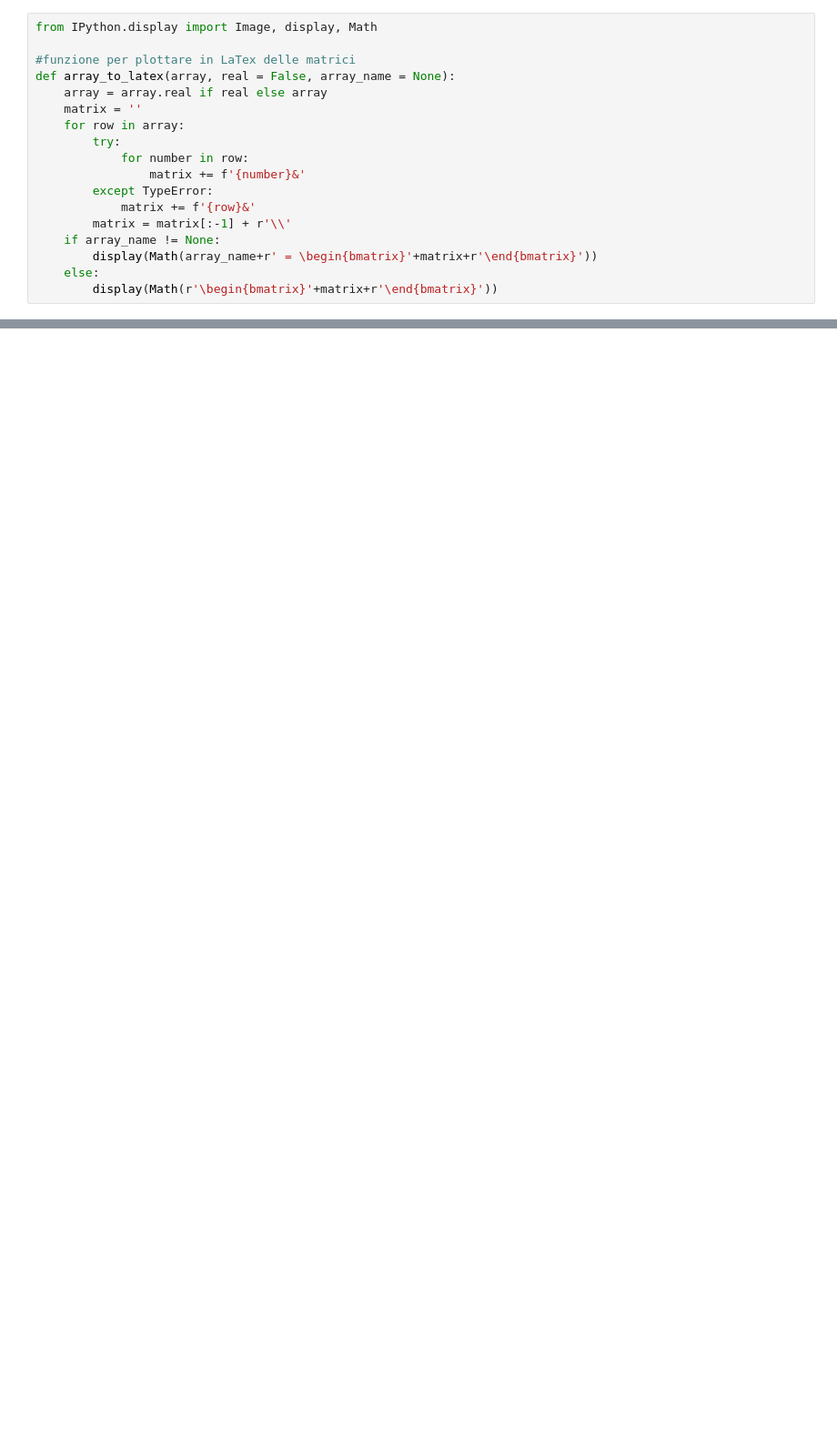
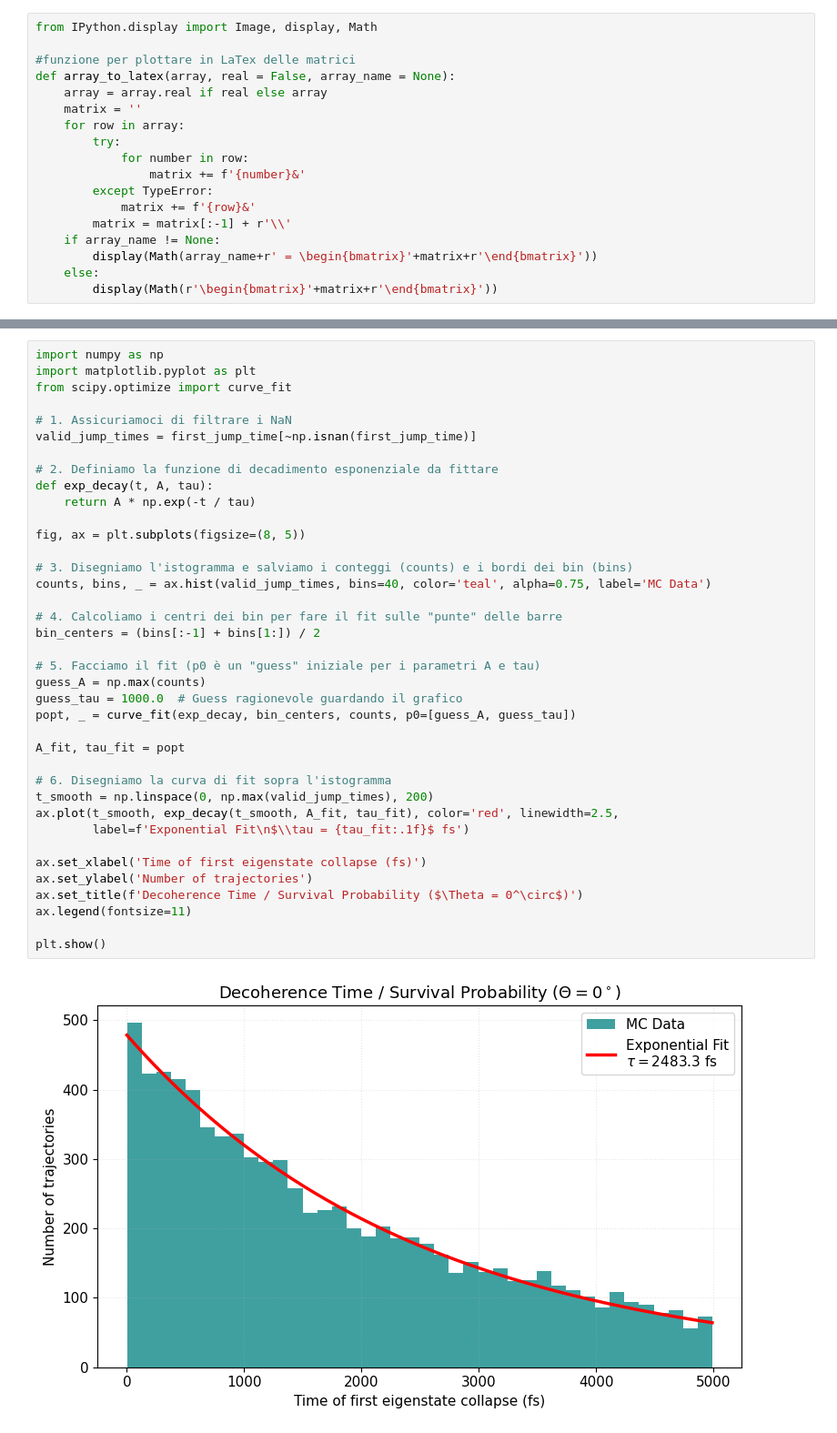
Before and after one commit to francescociavarella/Collisional-Methods, a Jupyter notebook: FMO/Codes/H_exc.ipynb, the cells around one changed output, grey strips where cells are left out. Shown at 91% size. Cells and saved outputs as stored; diff of their text form; blank space fills up the shorter version.

```diff
--- a/FMO/Codes/H_exc.ipynb
+++ b/FMO/Codes/H_exc.ipynb
@@ -618,0 +190,40 @@ def average_trajectories(psi0_exc, U_H, kraus_list, n_steps, n_traj, theta=0.0,
+# %%
+import numpy as np
+import matplotlib.pyplot as plt
+from scipy.optimize import curve_fit
+
+# 1. Assicuriamoci di filtrare i NaN
+valid_jump_times = first_jump_time[~np.isnan(first_jump_time)]
+
+# 2. Definiamo la funzione di decadimento esponenziale da fittare
+def exp_decay(t, A, tau):
+    return A * np.exp(-t / tau)
+
+fig, ax = plt.subplots(figsize=(8, 5))
+
+# 3. Disegniamo l'istogramma e salviamo i conteggi (counts) e i bordi dei bin (bins)
+counts, bins, _ = ax.hist(valid_jump_times, bins=40, color='teal', alpha=0.75, label='MC Data')
+
+# 4. Calcoliamo i centri dei bin per fare il fit sulle "punte" delle barre
+bin_centers = (bins[:-1] + bins[1:]) / 2
+
+# 5. Facciamo il fit (p0 è un "guess" iniziale per i parametri A e tau)
+guess_A = np.max(counts)
+guess_tau = 1000.0  # Guess ragionevole guardando il grafico
+popt, _ = curve_fit(exp_decay, bin_centers, counts, p0=[guess_A, guess_tau])
+
+A_fit, tau_fit = popt
+
+# 6. Disegniamo la curva di fit sopra l'istogramma
+t_smooth = np.linspace(0, np.max(valid_jump_times), 200)
+ax.plot(t_smooth, exp_decay(t_smooth, A_fit, tau_fit), color='red', linewidth=2.5,
+        label=f'Exponential Fit\n$\\tau = {tau_fit:.1f}$ fs')
+
+ax.set_xlabel('Time of first eigenstate collapse (fs)')
+ax.set_ylabel('Number of trajectories')
+ax.set_title(f'Decoherence Time / Survival Probability ($\Theta = 0^\circ$)')
+ax.legend(fontsize=11)
+
+plt.show()
+# %% [output]
+[figure, added]
```
Also changed, not shown: parts of 14 cells of this notebook, 3 other files.
